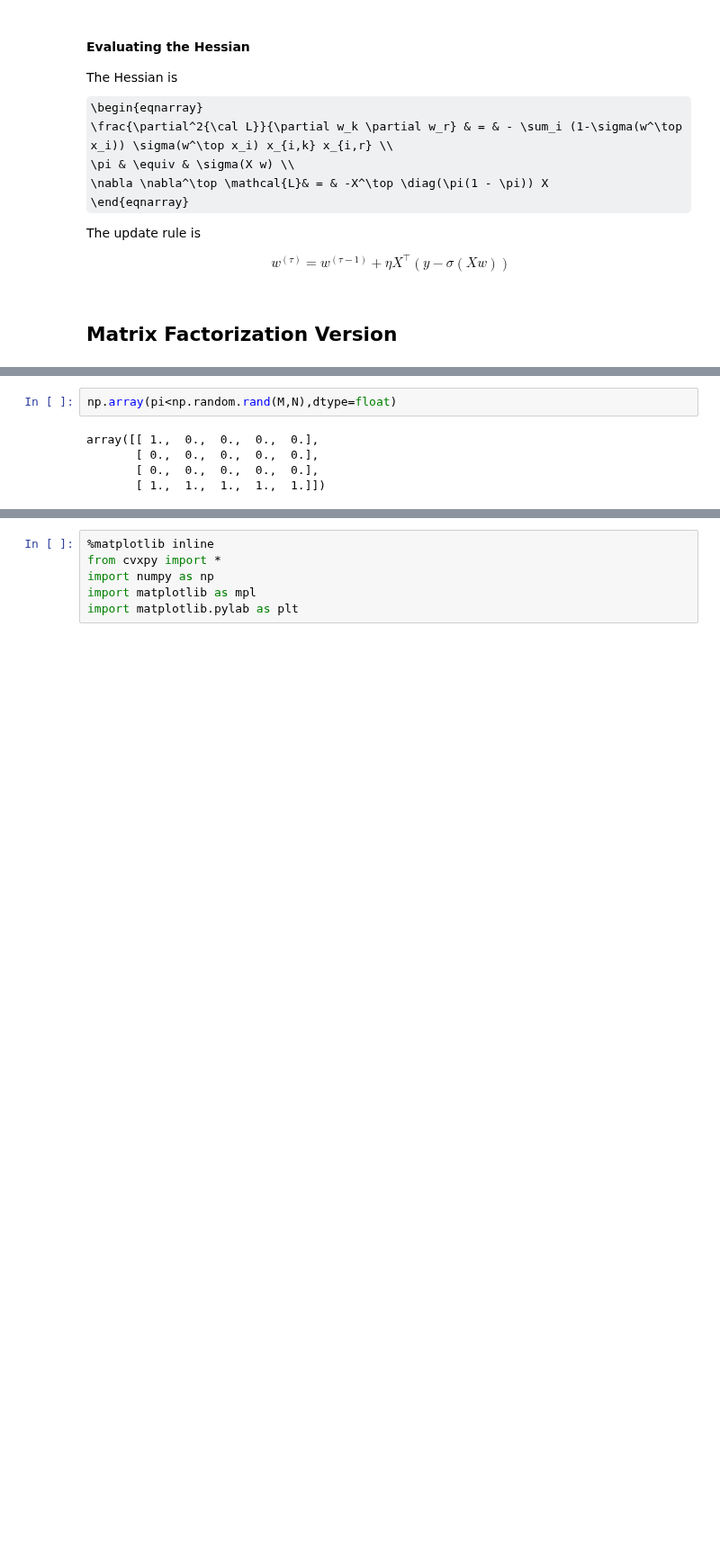
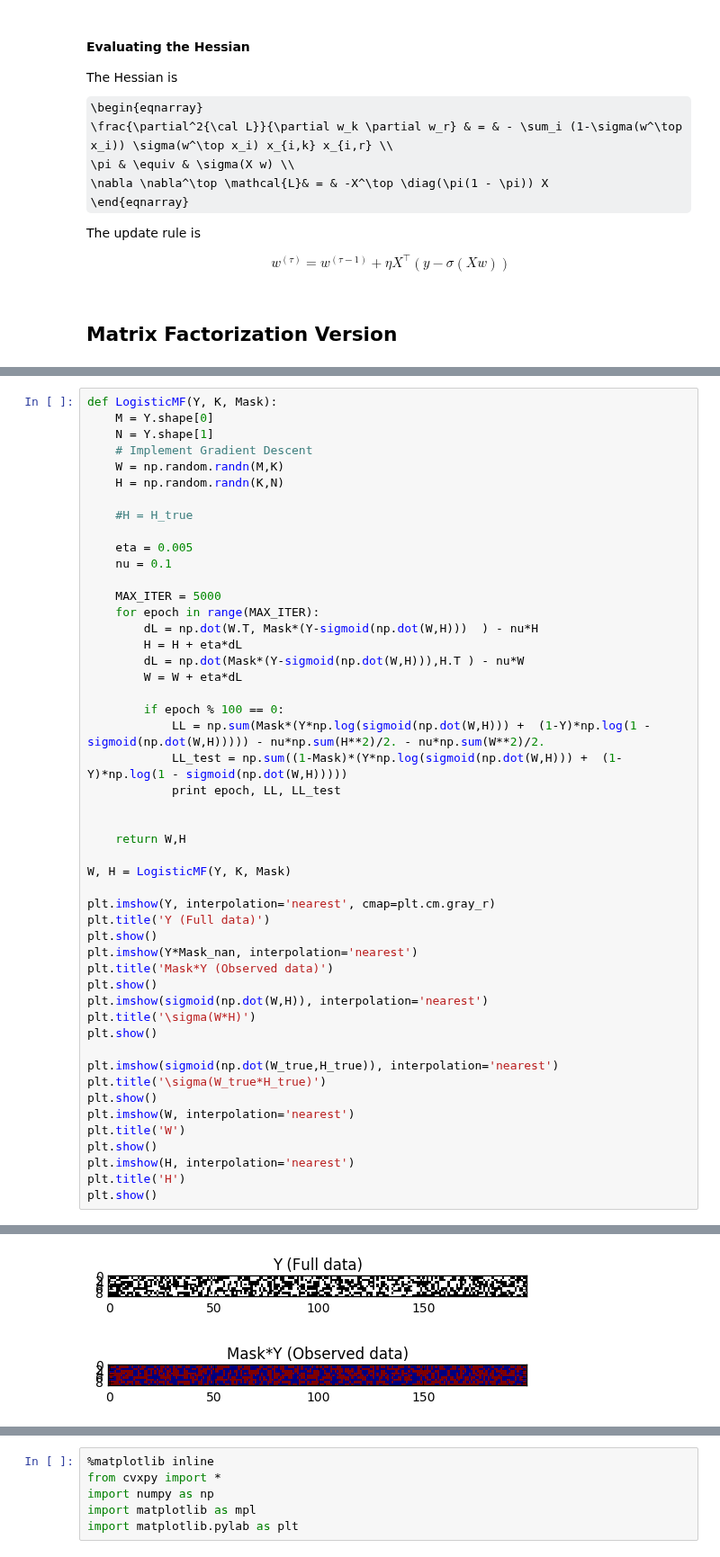
Before and after one commit to atcemgil/notes, a Jupyter notebook: LogisticRegression.ipynb, the cells around one changed output, grey strips where cells are left out. Shown at 90% size. Drawn from its saved outputs; the diff is of its cells as text; some formulas as TeX source; blank space fills up the shorter version.

```diff
--- a/LogisticRegression.ipynb
+++ b/LogisticRegression.ipynb
@@ -600,7 +547,50 @@ print H
-# %%
-np.array(pi<np.random.rand(M,N),dtype=float)
-# %% [output]
-array([[ 1.,  0.,  0.,  0.,  0.],
-       [ 0.,  0.,  0.,  0.,  0.],
-       [ 0.,  0.,  0.,  0.,  0.],
-       [ 1.,  1.,  1.,  1.,  1.]])
+# %%
+def LogisticMF(Y, K, Mask):
+    M = Y.shape[0]
+    N = Y.shape[1]
+    # Implement Gradient Descent
+    W = np.random.randn(M,K)
+    H = np.random.randn(K,N)
+
+    #H = H_true
+
+    eta = 0.005
+    nu = 0.1
+
+    MAX_ITER = 5000
+    for epoch in range(MAX_ITER):
+        dL = np.dot(W.T, Mask*(Y-sigmoid(np.dot(W,H)))  ) - nu*H
+        H = H + eta*dL
+        dL = np.dot(Mask*(Y-sigmoid(np.dot(W,H))),H.T ) - nu*W
+        W = W + eta*dL
+
+        if epoch % 100 == 0:
+            LL = np.sum(Mask*(Y*np.log(sigmoid(np.dot(W,H))) +  (1-Y)*np.log(1 - sigmoid(np.dot(W,H))))) - nu*np.sum(H**2)/2. - nu*np.sum(W**2)/2.
+            LL_test = np.sum((1-Mask)*(Y*np.log(sigmoid(np.dot(W,H))) +  (1-Y)*np.log(1 - sigmoid(np.dot(W,H)))))
+            print epoch, LL, LL_test
+
+
+    return W,H
+
+W, H = LogisticMF(Y, K, Mask)
+
+plt.imshow(Y, interpolation='nearest', cmap=plt.cm.gray_r)
+plt.title('Y (Full data)')
+plt.show()
+plt.imshow(Y*Mask_nan, interpolation='nearest')
+plt.title('Mask*Y (Observed data)')
+plt.show()
+plt.imshow(sigmoid(np.dot(W,H)), interpolation='nearest')
+plt.title('\sigma(W*H)')
+plt.show()
+
+plt.imshow(sigmoid(np.dot(W_true,H_true)), interpolation='nearest')
+plt.title('\sigma(W_true*H_true)')
+plt.show()
+plt.imshow(W, interpolation='nearest')
+plt.title('W')
+plt.show()
+plt.imshow(H, interpolation='nearest')
+plt.title('H')
+plt.show()
+# %% [output]
@@ -606,0 +614,2 @@ array([[ 1.,  0.,  0.,  0.,  0.],
+[figure, added]
+[figure, added]
```
Also changed, not shown: parts of 6 cells of this notebook.
